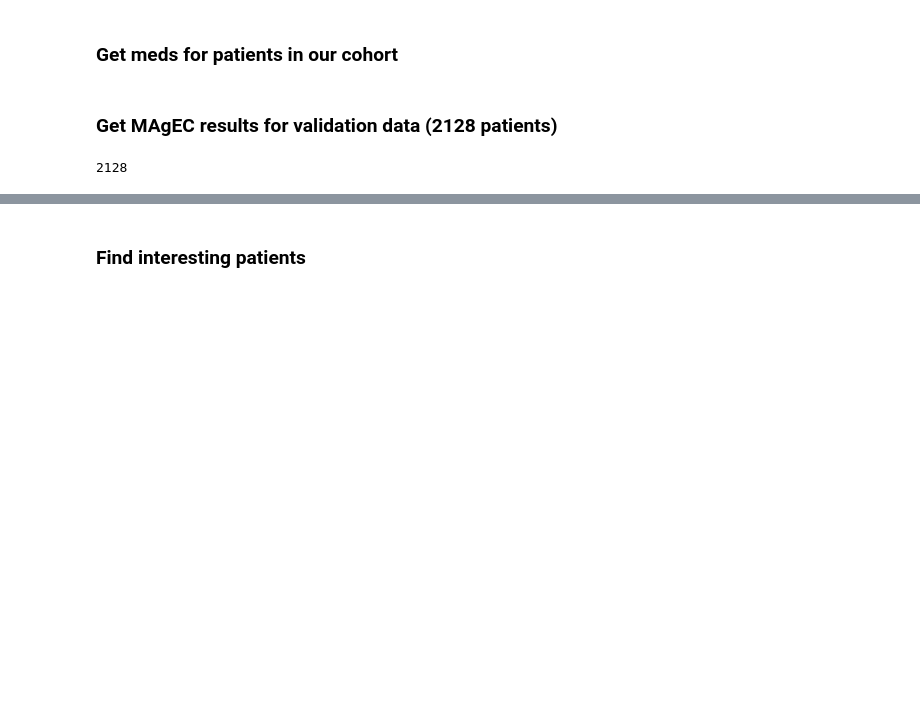
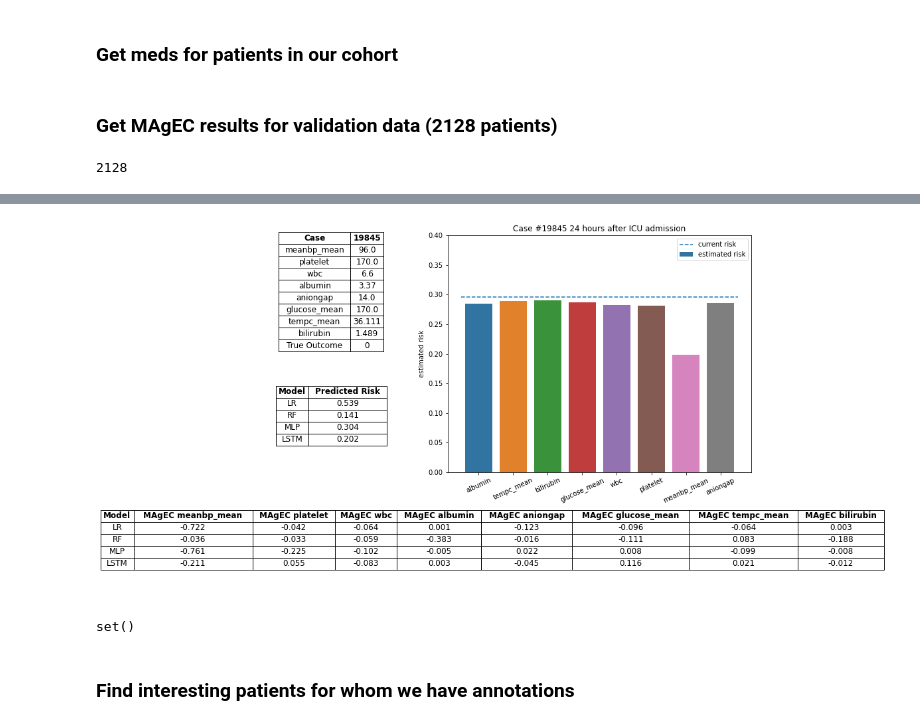
Before and after one commit to gstef80/MAgEC, a Jupyter notebook: MIMIC_ANNO.ipynb, the cells around one changed output, grey strips where cells are left out. Drawn from its saved outputs; the diff is of its cells as text; code cells hidden in the pictures; blank space fills up the shorter version.

```diff
--- a/MIMIC_ANNO.ipynb
+++ b/MIMIC_ANNO.ipynb
@@ -97,5 +295,16 @@ joined.case.nunique()
+# %%
+mg.panel_plot(xst_validation.columns, features, stsc2, joined, case, timepoint=3,
+              models=('lr','rf','mlp','lstm'), label='label', limit=8, rotate=25,
+              save='case{}_t_{}'.format(case, 3),
+              title='Case #{} {} hours after ICU admission'.format(case, txt2))
+# %% [output]
+[figure, added]
+# %%
+set(df_meds[df_meds.subject_id==case]['drug_name_generic'].tolist())
+# %% [output]
+set()
 # %% [markdown]
-### Find interesting patients
+### Find interesting patients for whom we have annotations
 # %%
 cols = ['subject_id', 'timepoint', 'admittime', 'admission_type', 'los_icu',
         'diagnosis', 'curr_service', 'dischtime', 'mort_icu',
```
Also changed, not shown: parts of 28 cells of this notebook, 1 other file.
